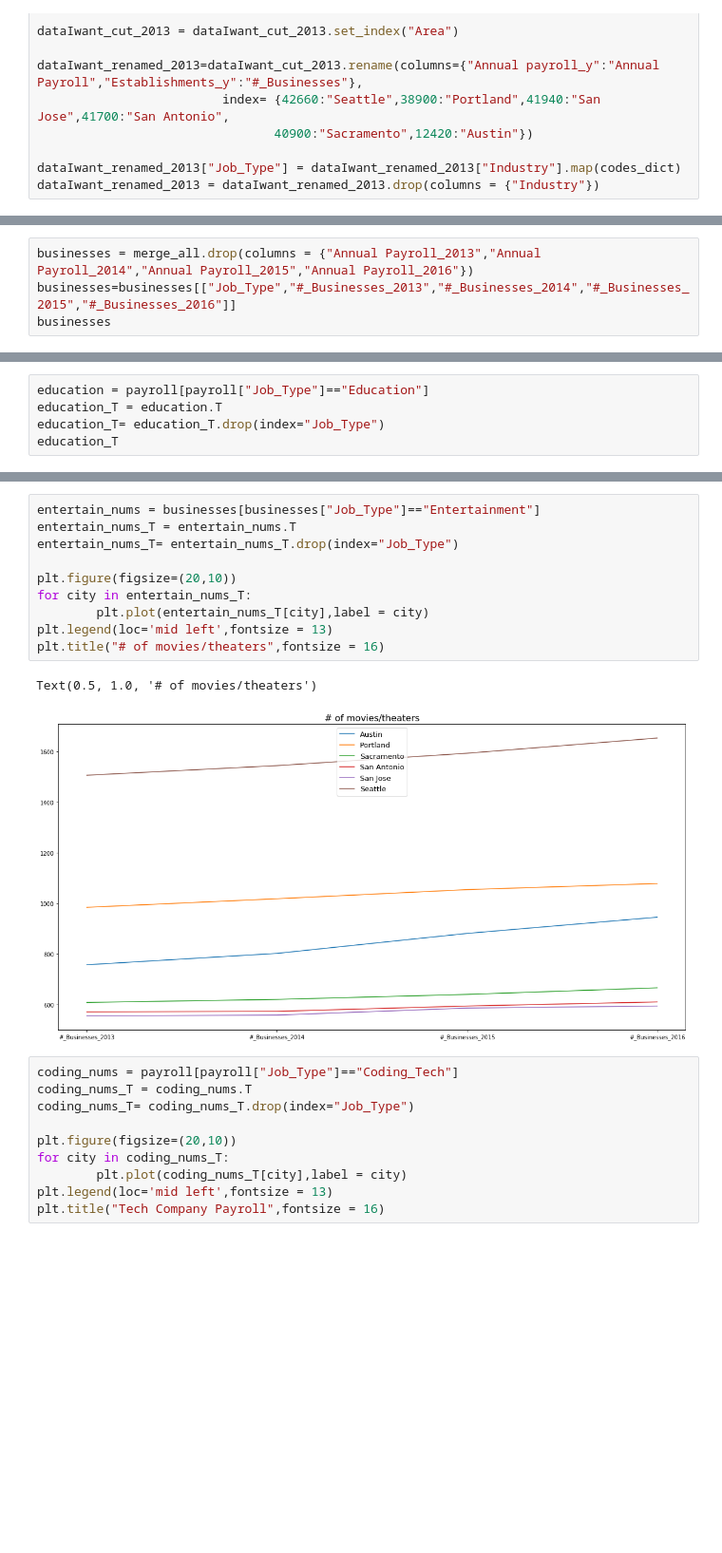
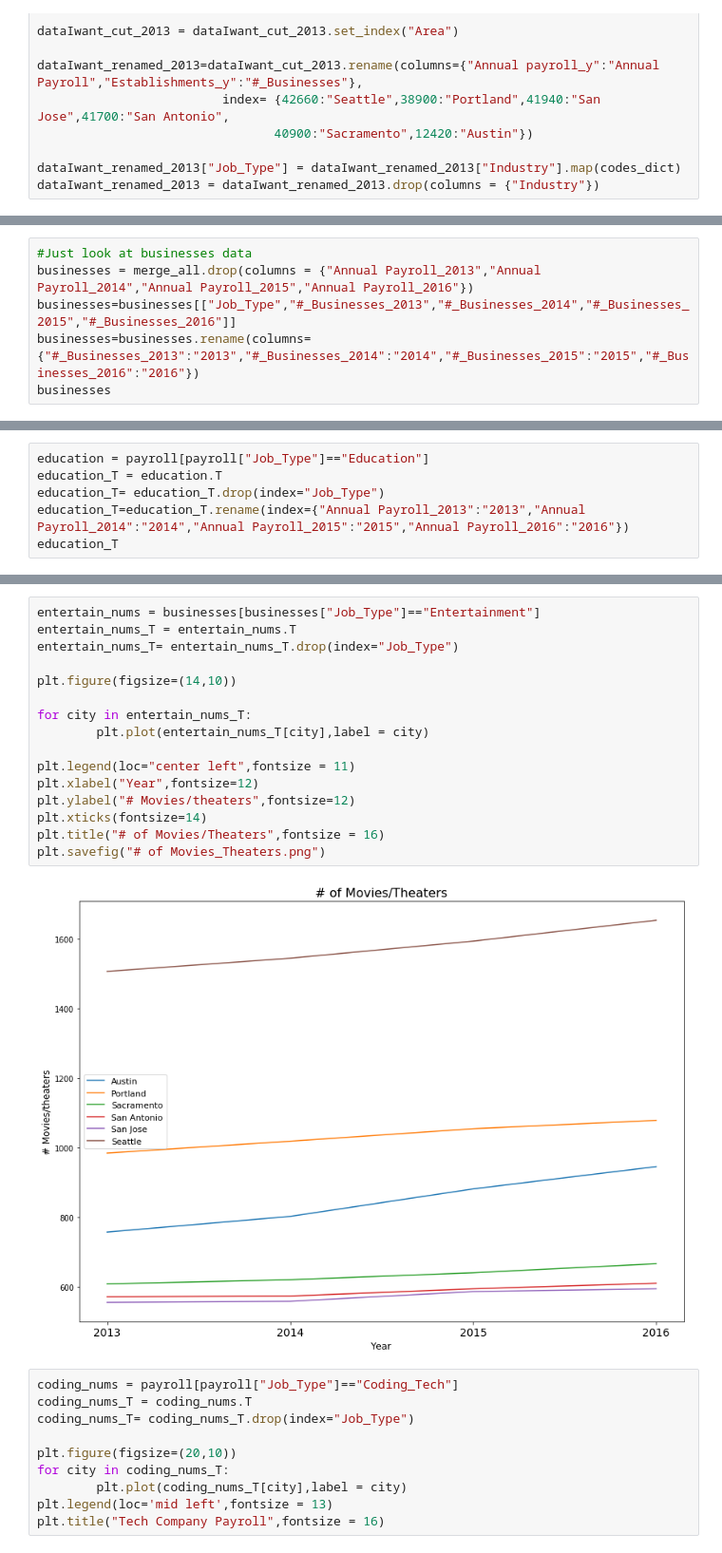
Before and after one commit to mrcjbf/project-one-repo, a Jupyter notebook: NotebooksAndData/cmac_census.ipynb, the cells around one changed output, grey strips where cells are left out. Shown at 95% size. Cells and saved outputs as stored; diff of their text form; blank space fills up the shorter version.

```diff
--- a/NotebooksAndData/cmac_census.ipynb
+++ b/NotebooksAndData/cmac_census.ipynb
@@ -240,7 +210,9 @@ payroll
 | Seattle | Entertainment | 1322072 | 1352147 | 1383646 | 1431500 |
 | Seattle | Hospitality | 2934760 | 3243595 | 3603010 | 3909468 |
 # %%
+#Just look at businesses data
 businesses = merge_all.drop(columns = {"Annual Payroll_2013","Annual Payroll_2014","Annual Payroll_2015","Annual Payroll_2016"})
 businesses=businesses[["Job_Type","#_Businesses_2013","#_Businesses_2014","#_Businesses_2015","#_Businesses_2016"]]
+businesses=businesses.rename(columns={"#_Businesses_2013":"2013","#_Businesses_2014":"2014","#_Businesses_2015":"2015","#_Businesses_2016":"2016"})
 businesses
 # %% [output]
@@ -266,6 +238,7 @@ businesses
 education = payroll[payroll["Job_Type"]=="Education"]
 education_T = education.T
 education_T= education_T.drop(index="Job_Type")
+education_T=education_T.rename(index={"Annual Payroll_2013":"2013","Annual Payroll_2014":"2014","Annual Payroll_2015":"2015","Annual Payroll_2016":"2016"})
 education_T
 # %% [output]
 | Area | Austin | Portland | Sacramento | San Antonio | San Jose | Seattle |
@@ -310,16 +282,21 @@ Text(0.5, 1.0, '# of Restaurants')
 # %%
 entertain_nums = businesses[businesses["Job_Type"]=="Entertainment"]
 entertain_nums_T = entertain_nums.T
 entertain_nums_T= entertain_nums_T.drop(index="Job_Type")
 
-plt.figure(figsize=(20,10))
+plt.figure(figsize=(14,10))
+
 for city in entertain_nums_T:
         plt.plot(entertain_nums_T[city],label = city)
-plt.legend(loc='mid left',fontsize = 13)
-plt.title("# of movies/theaters",fontsize = 16)
+
+plt.legend(loc="center left",fontsize = 11)
+plt.xlabel("Year",fontsize=12)
+plt.ylabel("# Movies/theaters",fontsize=12)
+plt.xticks(fontsize=14)
+plt.title("# of Movies/Theaters",fontsize = 16)
+plt.savefig("# of Movies_Theaters.png")
 # %% [output]
-Text(0.5, 1.0, '# of movies/theaters')
-[figure, old version]
+[figure, new version]
 # %%
 coding_nums = payroll[payroll["Job_Type"]=="Coding_Tech"]
 coding_nums_T = coding_nums.T
```
Also changed, not shown: parts of 9 cells of this notebook, 12 other files.
